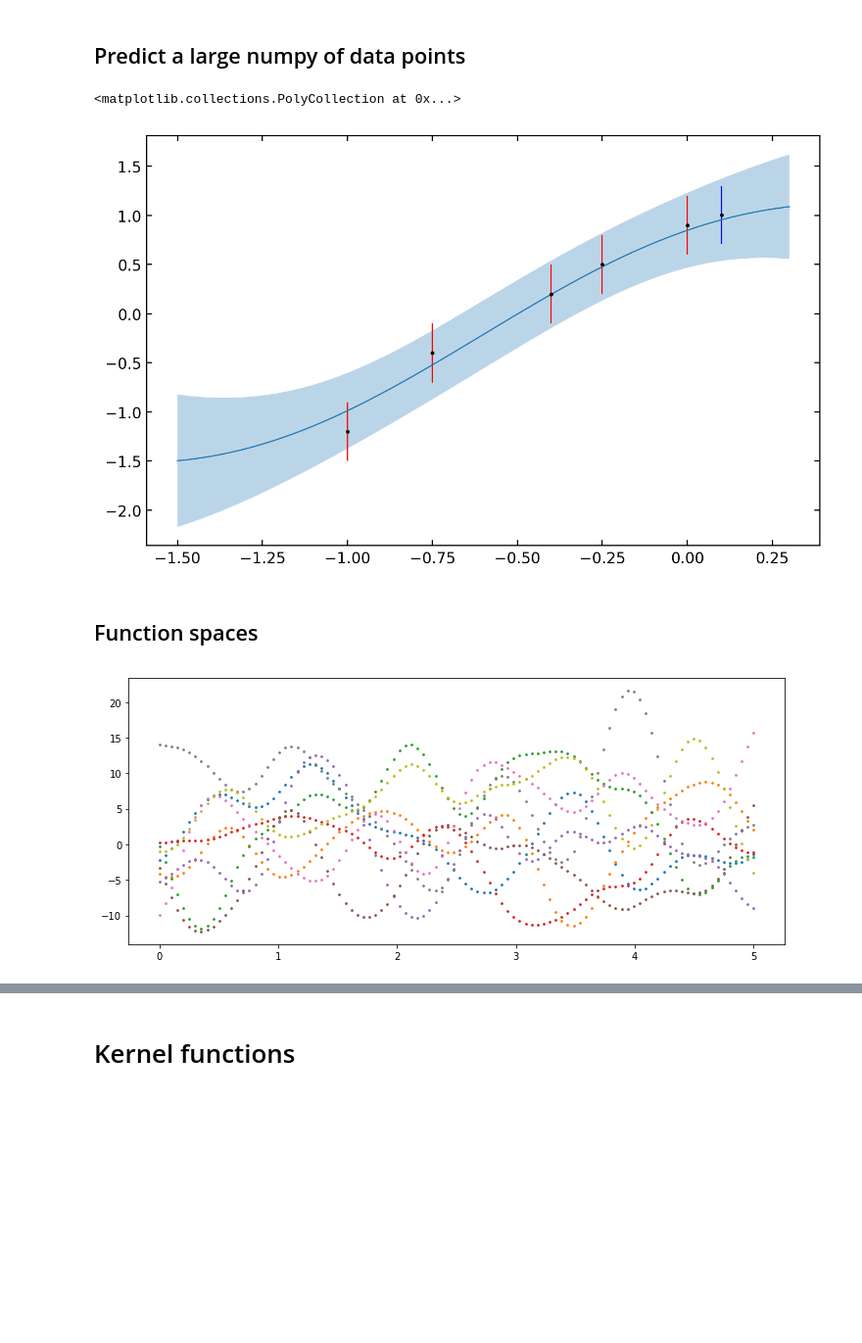
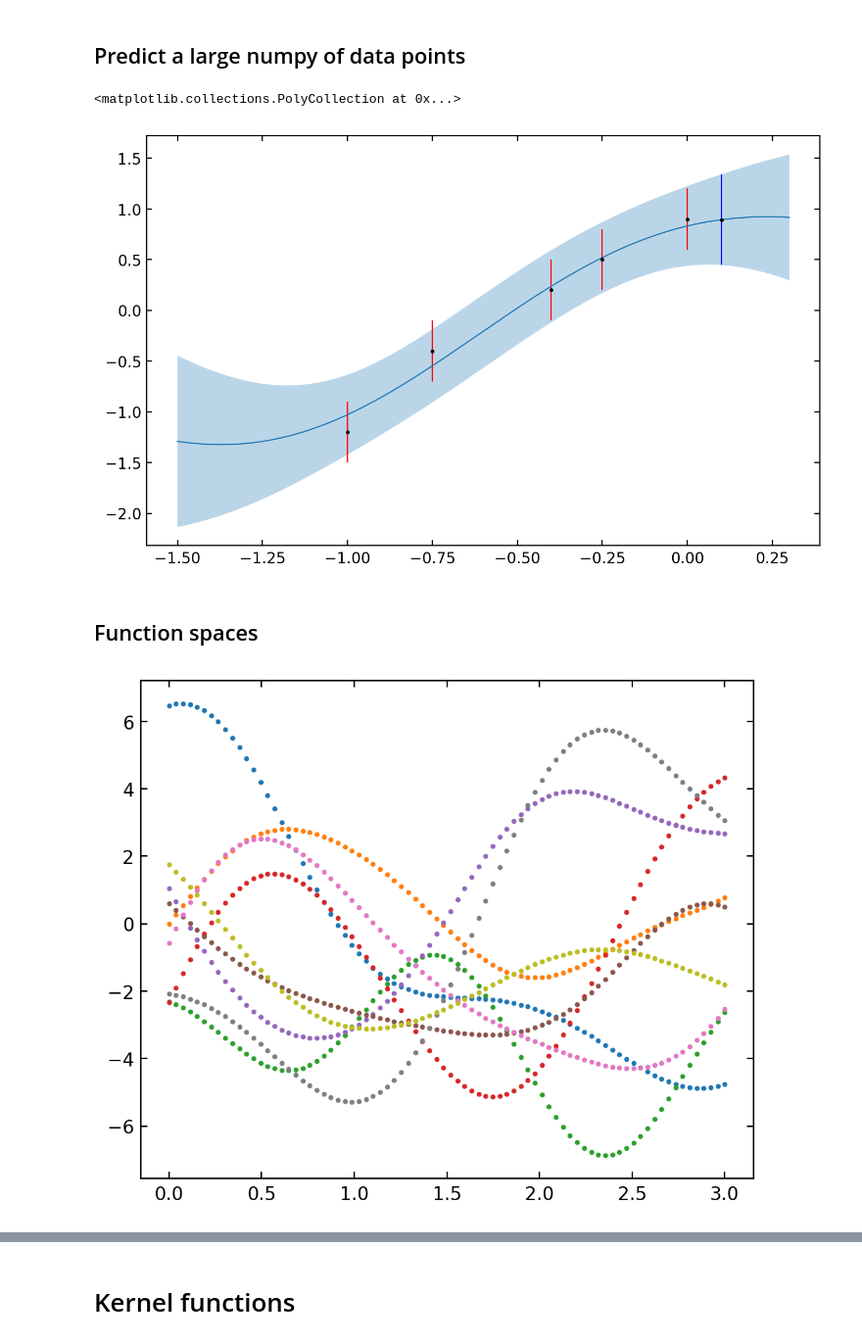
Before and after one commit to eniaxhakaj/phys_learning, a Jupyter notebook: gaussian_processes/manual_gp.ipynb, the cells around one changed output, grey strips where cells are left out. Shown at 98% size. Saved outputs shown, nothing was run; the diff lists cells and outputs as text; code cells hidden in the pictures; blank space fills up the shorter version.

```diff
--- a/gaussian_processes/manual_gp.ipynb
+++ b/gaussian_processes/manual_gp.ipynb
@@ -127,48 +130,48 @@ var_ys = cov_test_with_test - np.matmul(cov_test_with_data,
 var_ys = np.diag(var_ys) # off diagonals are the covariance which we don't care about now
 # %%
 _, ax = plt.subplots(figsize=(8, 5))
-ax.errorbar(x, y, yerr=err, linestyle="", marker=".", color="black", ecolor="red")
-ax.errorbar(goal_x, [pred_y], yerr=[var_y], marker=".", color="black", ecolor="blue")
+ax.errorbar(train_x, train_y, yerr=std_y, linestyle="", marker=".", color="black", ecolor="red")
+ax.errorbar(test_x, [pred_y], yerr=[np.sqrt(var_y)], marker=".", color="black", ecolor="blue")
 
-ax.plot(goals, pred_ys)
-ax.fill_between(goals, pred_ys - np.sqrt(var_ys), pred_ys + np.sqrt(var_ys), alpha=0.3)
+ax.plot(test_x2, pred_ys)
+ax.fill_between(test_x2, pred_ys - np.sqrt(var_ys), pred_ys + np.sqrt(var_ys), alpha=0.3)
 # %% [output]
 <matplotlib.collections.PolyCollection at 0x...>
-[figure, old version]
+[figure, new version]
 # %% [markdown]
 ## Function spaces
 # %%
 # Lets assume we just have a set of x variables
-x = np.linspace(0, 5, 100)
+x = np.linspace(0, 3, 80)
 
 # We also have a covariance function and mean function + hyperparams
-max_covariance = 40
-length_scale = 0.1
+max_covariance = 10
+length_scale = 0.5
 
 def fs_covariance_function(x):
     xCol = np.expand_dims(x, 1)
     xRow = np.expand_dims(x, 0)
     basic_cov = max_covariance * np.exp(-(xRow - xCol)**2/(2*length_scale))
     return basic_cov
 
 def fs_mean_function(x):
     return np.zeros_like(x)
 # We can now generate a covariance matrix and mean vector
 cov_matrix = fs_covariance_function(x)
 mean_vector = fs_mean_function(x)
 
 # Those fully specify a multivariate gaussian distribution of the same dim as our X
 # A draw from these returns our potential Y data
 # Currently that Y data is unconstrained (we don't have any training data) except for
 # the constraints by the hyperparams.
 # e.g. increasing the max_cov increases the range of the function
 # increasing the length scale decreases the rate at which the function varies
-_, ax = plt.subplots(figsize=(12, 5))
+_, ax = plt.subplots(figsize=(6, 5))
 for i in range(9):
     y_pred = np.random.multivariate_normal(mean_vector, cov_matrix)
     ax.scatter(x, y_pred, s=3)
 # %% [output]
-[figure, old version]
+[figure, new version]
 # %%
 # We can add a couple of observations to constrain the valid functions.
 # Let's say that we know that at x = 2 our value is 2 and at x = 4 it is 0, in both cases +/- 0.5
```
Also changed, not shown: parts of 7 cells of this notebook.
